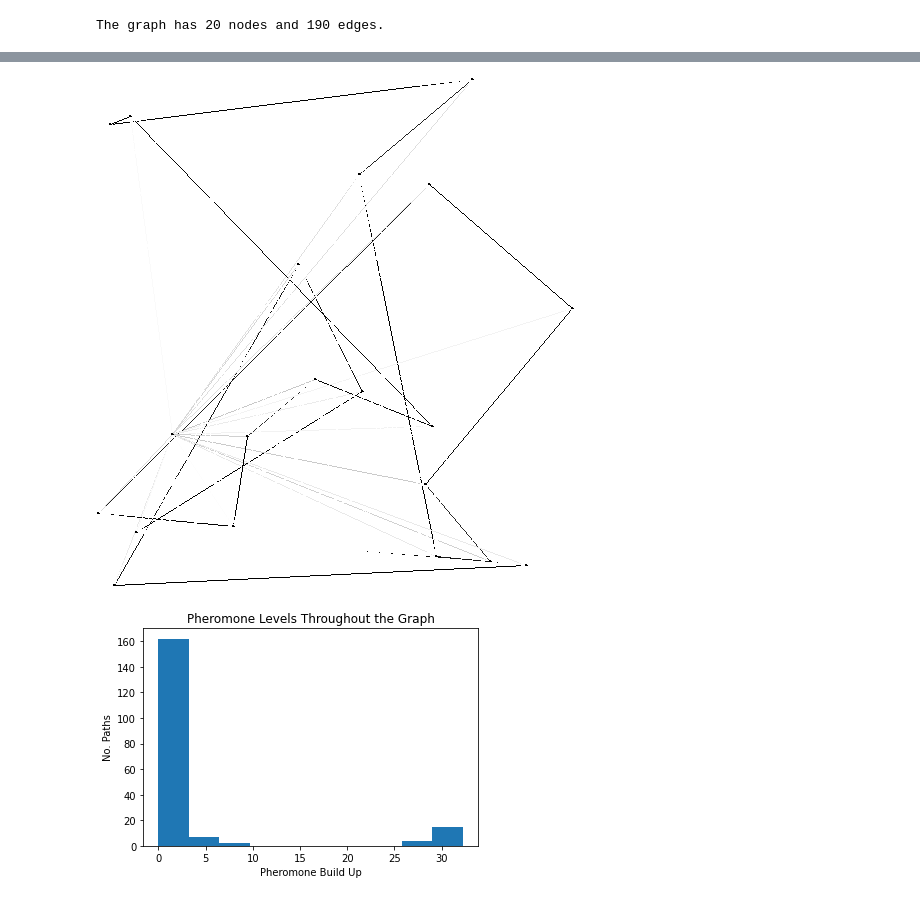
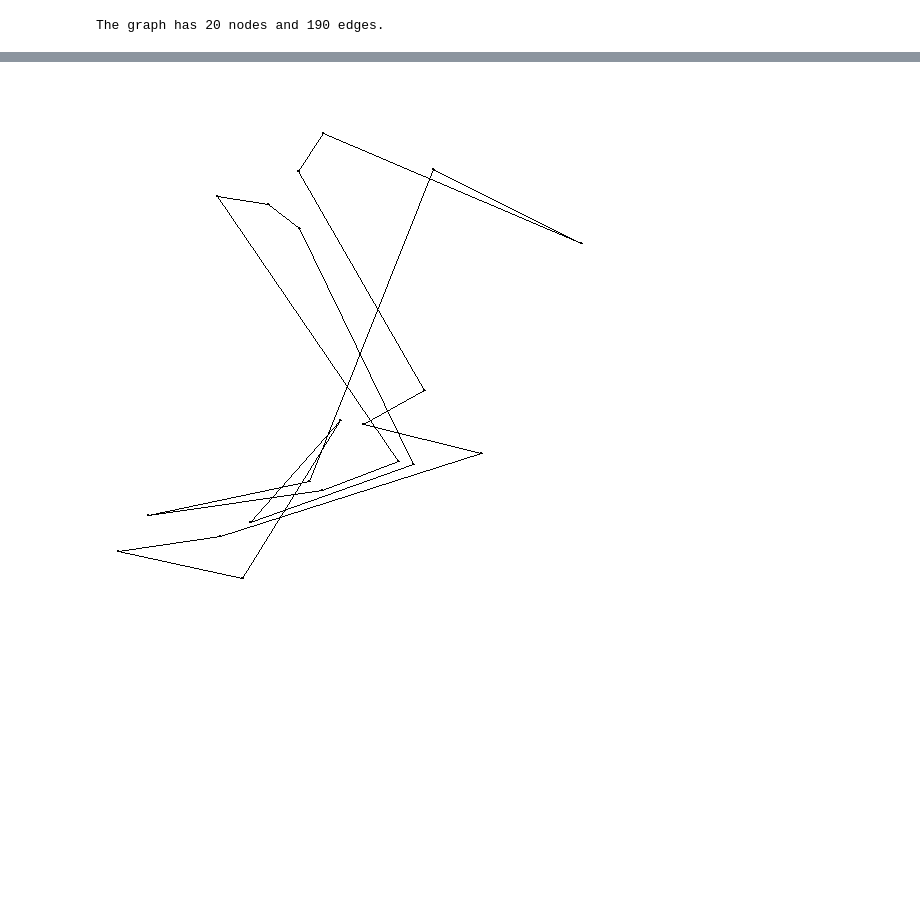
Before and after one commit to gambingo/opt-art, a Jupyter notebook: line-drawings/notebooks/Ants.ipynb, the cells around one changed output, grey strips where cells are left out. Saved outputs shown, nothing was run; the diff lists cells and outputs as text; code cells hidden in the pictures; blank space fills up the shorter version.

```diff
--- a/line-drawings/notebooks/Ants.ipynb
+++ b/line-drawings/notebooks/Ants.ipynb
@@ -73,5 +68,4 @@ plot_path(optimization)
-# %%
-plot_graph(optimization, show_pheromone=True)
-# %% [output]
-[figure, removed]
-[figure, removed]
+# %%
+optimization.plot_path()
+# %% [output]
+[figure, added]
```
Also changed, not shown: parts of 8 cells of this notebook, 4 other files.
